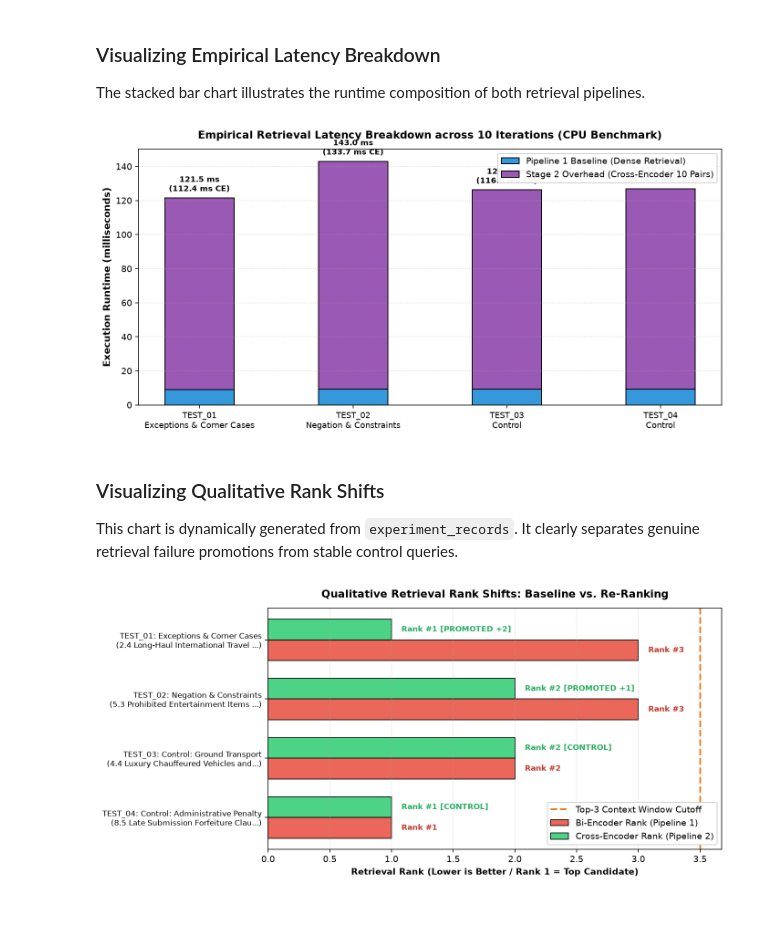
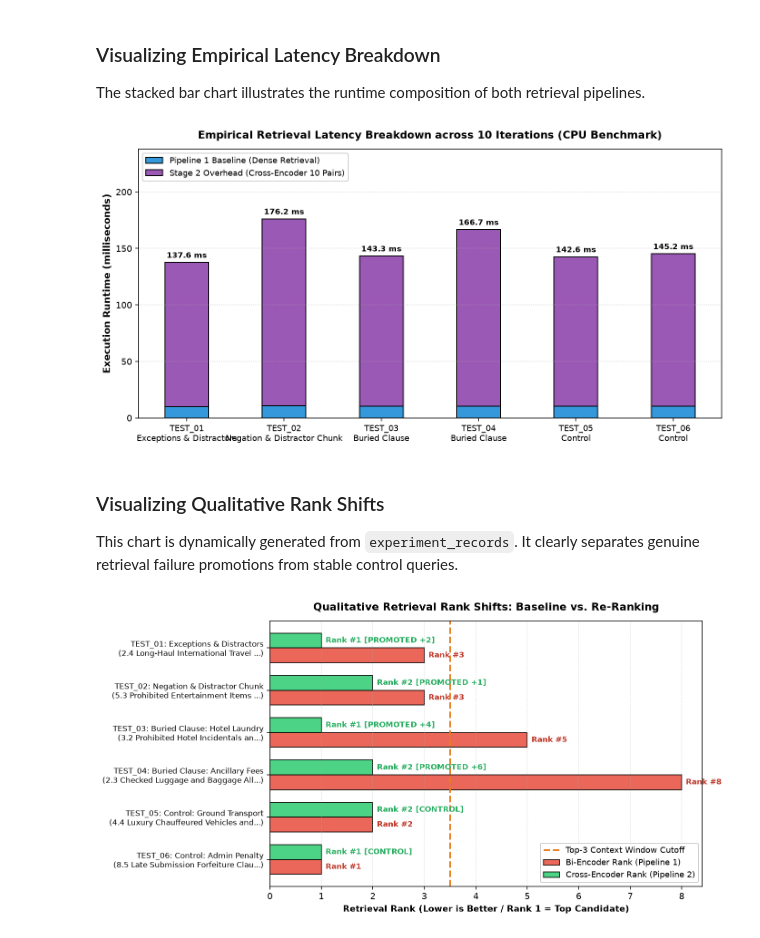
Before and after one commit to Rajkjain03/lma_assignment_1, a Jupyter notebook: rag_baseline_vs_reranking.ipynb, the cells around one changed output. Drawn from its saved outputs; the diff is of its cells as text; code cells hidden in the pictures; blank space fills up the shorter version.

Commit message:
Refine report and notebook: add buried clause tests (ranks 5-10), honest distractor analysis, fix plot headroom, and streamline to strictly 4 pages

```diff
--- a/rag_baseline_vs_reranking.ipynb
+++ b/rag_baseline_vs_reranking.ipynb
@@ -267,28 +269,42 @@ We evaluate four test queries covering:
 TEST_SUITE = [
     {
         "test_id": "TEST_01",
-        "category": "Exceptions & Corner Cases",
+        "category": "Exceptions & Distractors",
         "query": "Can staff fly in premium cabins for international client negotiations?",
         "critical_keyword": "2.4",
         "is_genuine_failure": True
     },
     {
         "test_id": "TEST_02",
-        "category": "Negation & Constraints",
+        "category": "Negation & Distractor Chunk",
         "query": "What items are not covered on expense claims for client business meals?",
         "critical_keyword": "5.3",
         "is_genuine_failure": True
     },
     {
         "test_id": "TEST_03",
+        "category": "Buried Clause: Hotel Laundry",
+        "query": "Under what trip length can travelers expense laundry and dry cleaning?",
+        "critical_keyword": "3.2",
+        "is_genuine_failure": True
+    },
+    {
+        "test_id": "TEST_04",
+        "category": "Buried Clause: Ancillary Fees",
+        "query": "Are flight cancellation insurance and seat selection fees reimbursable?",
+        "critical_keyword": "2.3",
+        "is_genuine_failure": True
+    },
+    {
+        "test_id": "TEST_05",
         "category": "Control: Ground Transport",
         "query": "Can I book an executive airport transfer using Uber or ridesharing apps?",
         "critical_keyword": "4.4",
         "is_genuine_failure": False
     },
     {
-        "test_id": "TEST_04",
-        "category": "Control: Administrative Penalty",
+        "test_id": "TEST_06",
+        "category": "Control: Admin Penalty",
         "query": "What disciplinary action occurs if expense claims are submitted more than a month late?",
         "critical_keyword": "8.5",
         "is_genuine_failure": False
@@ -418,6 +460,6 @@ Below we display the exact candidate ranking tables with cosine similarity score
 # %%
-# Display Detailed Candidates for TEST_01 and TEST_02
-for rec in experiment_records[:2]:
+# Display Detailed Candidates for TEST_01, TEST_02, and TEST_03
+for rec in experiment_records[:3]:
     print(f"\nDetailed Candidate Rankings for {rec['test_id']} ({rec['category']}):")
     df_p1 = pd.DataFrame([
         {"Rank": c["initial_rank"], "Score": f"{c['cosine_score']:.4f}", "Title": c["section_title"], "Page": c["page"]}
@@ -505,7 +549,7 @@ Empirical Latency Profiling across 10 Warmed Iterations (CPU Benchmark):
 ### Visualizing Empirical Latency Breakdown
 The stacked bar chart illustrates the runtime composition of both retrieval pipelines.
 # %%
-fig, ax = plt.subplots(figsize=(10, 5), dpi=140)
+fig, ax = plt.subplots(figsize=(10, 5.2), dpi=140)
 
 test_names = [f"{r['Test ID']}\n{r['Category'].split(':')[0]}" for r in latency_records]
 p1_bars = [r["P1 Baseline (ms)"] for r in latency_records]
@@ -520,23 +564,26 @@ ax.set_ylabel('Execution Runtime (milliseconds)', fontsize=11, fontweight='bold'
 ax.set_title('Empirical Retrieval Latency Breakdown across 10 Iterations (CPU Benchmark)', fontsize=12, fontweight='bold', pad=12)
 ax.set_xticks(x_pos)
 ax.set_xticklabels(test_names, fontsize=9)
-ax.legend(loc='upper right', framealpha=0.95)
+
+max_val = max(p1_bars[i] + ce_bars[i] for i in range(len(test_names)))
+ax.set_ylim(0, max_val * 1.35)
+ax.legend(loc='upper left', framealpha=0.95, fontsize=9.5)
 ax.grid(axis='y', linestyle=':', alpha=0.6)
 
 for i in range(len(test_names)):
     tot = p1_bars[i] + ce_bars[i]
-    ax.text(x_pos[i], tot + 2.5, f"{tot:.1f} ms\n({ce_bars[i]:.1f} ms CE)", ha='center', va='bottom', fontsize=8.5, fontweight='bold')
+    ax.text(x_pos[i], tot + 2.5, f"{tot:.1f} ms", ha='center', va='bottom', fontsize=8.5, fontweight='bold')
 
 plt.tight_layout()
 plt.savefig("latency_comparison.png", dpi=180)
 plt.show()
 # %% [output]
-[figure, old version]
+[figure, new version]
 # %% [markdown]
 ### Visualizing Qualitative Rank Shifts
 This chart is dynamically generated from `experiment_records`. It clearly separates genuine retrieval failure promotions from stable control queries.
 # %%
-fig, ax = plt.subplots(figsize=(10, 4.8), dpi=140)
+fig, ax = plt.subplots(figsize=(10, 5.2), dpi=140)
 
 labels = [f"{r['test_id']}: {r['category']}\n({r['target_section'][:35]}...)" for r in experiment_records]
 b_ranks = [r["baseline_rank"] for r in experiment_records]
@@ -546,35 +593,35 @@ y = np.arange(len(labels))
 bar_height = 0.35
 
 rects1 = ax.barh(y + bar_height/2, b_ranks, bar_height, label='Bi-Encoder Rank (Pipeline 1)', color='#e74c3c', alpha=0.85, edgecolor='black')
 rects2 = ax.barh(y - bar_height/2, r_ranks, bar_height, label='Cross-Encoder Rank (Pipeline 2)', color='#2ecc71', alpha=0.85, edgecolor='black')
 
 ax.axvline(x=3.5, color='#e67e22', linestyle='--', linewidth=2, label='Top-3 Context Window Cutoff')
 ax.set_xlabel('Retrieval Rank (Lower is Better / Rank 1 = Top Candidate)', fontsize=10, fontweight='bold')
 ax.set_title('Qualitative Retrieval Rank Shifts: Baseline vs. Re-Ranking', fontsize=12, fontweight='bold', pad=12)
 ax.set_yticks(y)
 ax.set_yticklabels(labels, fontsize=8.5)
 ax.invert_yaxis()
-ax.legend(loc='lower right', framealpha=0.95)
+ax.legend(loc='lower right', framealpha=0.95, fontsize=9)
 ax.grid(axis='x', linestyle=':', alpha=0.6)
 
 for i, rect in enumerate(rects1):
     w = rect.get_width()
     ax.text(w + 0.08, rect.get_y() + rect.get_height()/2, f'Rank #{int(w)}', ha='left', va='center', fontsize=8.5, fontweight='bold', color='#c0392b')
 
 for i, rect in enumerate(rects2):
     w = rect.get_width()
     delta = experiment_records[i]["rank_delta"]
     if delta > 0:
         tag = f"Rank #{int(w)} [PROMOTED +{delta}]"
     else:
         tag = f"Rank #{int(w)} [CONTROL]"
     ax.text(w + 0.08, rect.get_y() + rect.get_height()/2, tag, ha='left', va='center', fontsize=8.5, fontweight='bold', color='#27ae60')
 
 plt.tight_layout()
 plt.savefig("rank_shifts_comparison.png", dpi=180)
 plt.show()
 # %% [output]
-[figure, old version]
+[figure, new version]
 # %% [markdown]
 ---
 ## Step 5: Analysis and Report Questions
```
Also changed, not shown: parts of 8 cells of this notebook, 11 other files.
